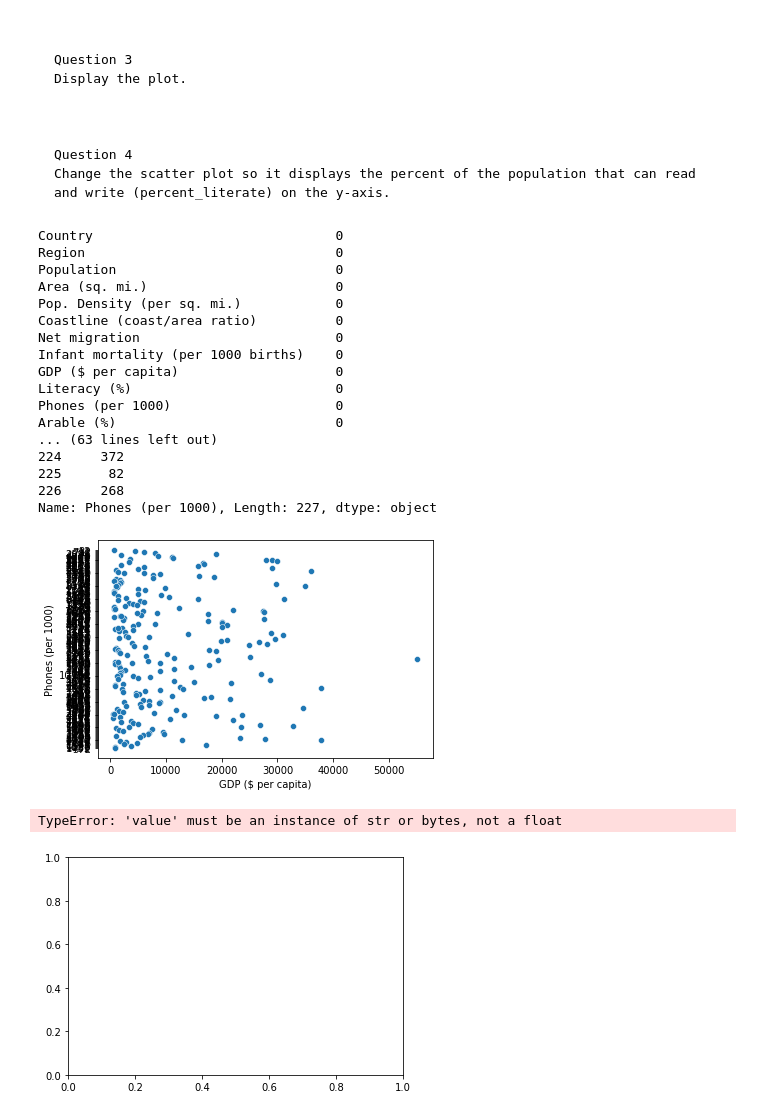
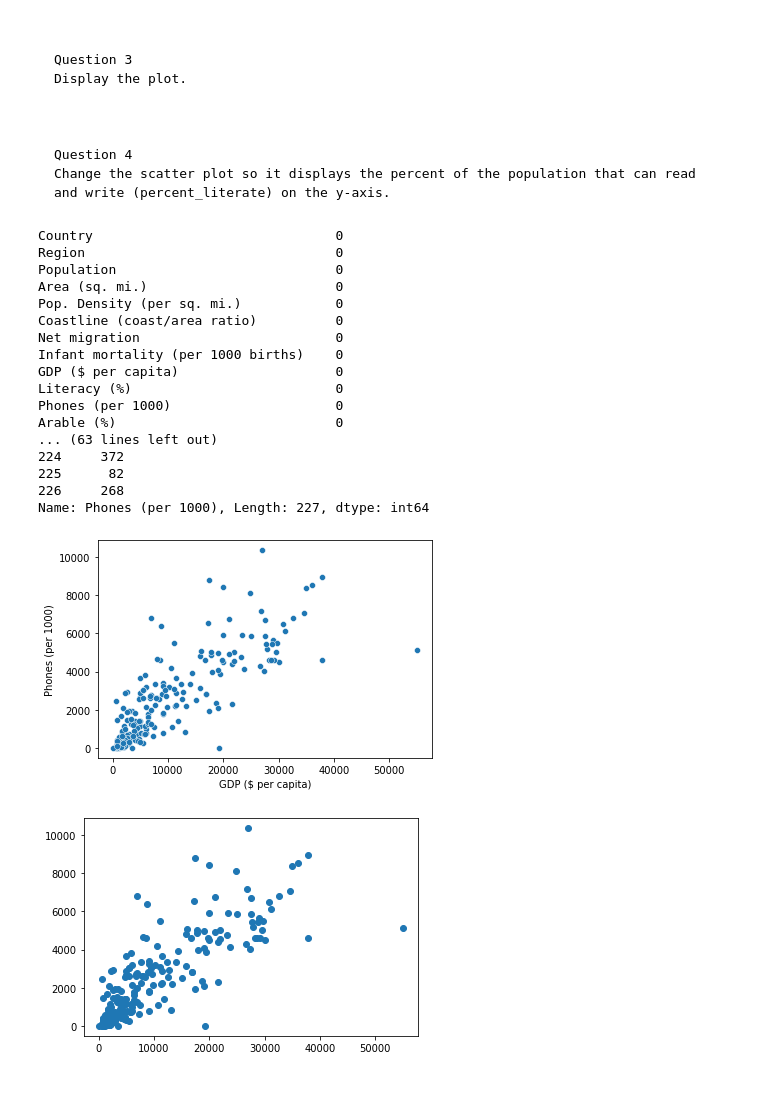
Before and after one commit to johnhhu2020/DataCamp-Data-Scientist-with-Python-Track, a Jupyter notebook: DataCamp Introduction to Data Visualization with Seaborn.ipynb, the cells around one changed output. Cells and saved outputs as stored; diff of their text form; code cells hidden in the pictures; blank space fills up the shorter version.

```diff
--- a/DataCamp Introduction to Data Visualization with Seaborn.ipynb
+++ b/DataCamp Introduction to Data Visualization with Seaborn.ipynb
@@ -183,19 +183,27 @@ import seaborn as sns
 countries = pd.read_csv('countries-of-the-world.csv')
 
 #countries = countries.fillna(0)
-countries = countries.replace(np.nan,0)
+countries = countries.replace(np.nan, 0.0)
 
 print(countries.isna().sum())
 
-print(countries.head())
+print(countries.tail())
 
 
 
 
 
 gdp = countries['GDP ($ per capita)'].round(0)
-#phones = countries['Phones (per 1000)'].str.replace(',', '')
-#percent_literate = countries['Literacy (%)'].str.replace(',', '')
+
+
+countries['Phones (per 1000)'] = countries['Phones (per 1000)'].str.replace(',', '')
+countries['Literacy (%)'] = countries['Literacy (%)'].str.replace(',', '')
+
+
+countries = countries.replace(np.nan, 0.0)
+
+phones = countries['Phones (per 1000)'].astype(int)
+percent_literate = countries['Literacy (%)'].astype(int)
 
 
 #phones.astype(int)
@@ -207,41 +215,39 @@ print(gdp)
 print(phones)
 
 
-# df['E'] = df['B'].str.replace('\W', '')
 
 
 
 
 sns.scatterplot(x=gdp, y=phones)
 plt.show()
 
 
 
 fig, ax = plt.subplots()
 
 ax.scatter(gdp, phones)
 plt.show()
 # %% [output]
 Country                               0
 Region                                0
 Population                            0
 Area (sq. mi.)                        0
 Pop. Density (per sq. mi.)            0
 Coastline (coast/area ratio)          0
 Net migration                         0
 Infant mortality (per 1000 births)    0
 GDP ($ per capita)                    0
 Literacy (%)                          0
 Phones (per 1000)                     0
 Arable (%)                            0
 ... (63 lines left out)
 224     372
 225      82
 226     268
-Name: Phones (per 1000), Length: 227, dtype: object
+Name: Phones (per 1000), Length: 227, dtype: int64
-[figure, old version]
+[figure, new version]
-TypeError: 'value' must be an instance of str or bytes, not a float
-[figure, old version]
+[figure, new version]
 # %%
 # Import Matplotlib and Seaborn
 import matplotlib.pyplot as plt
```
